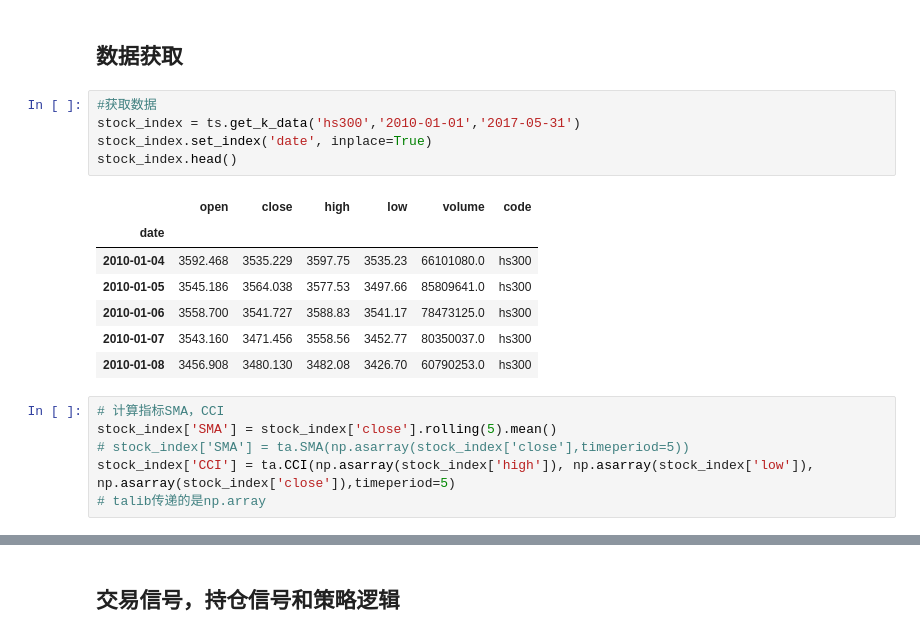
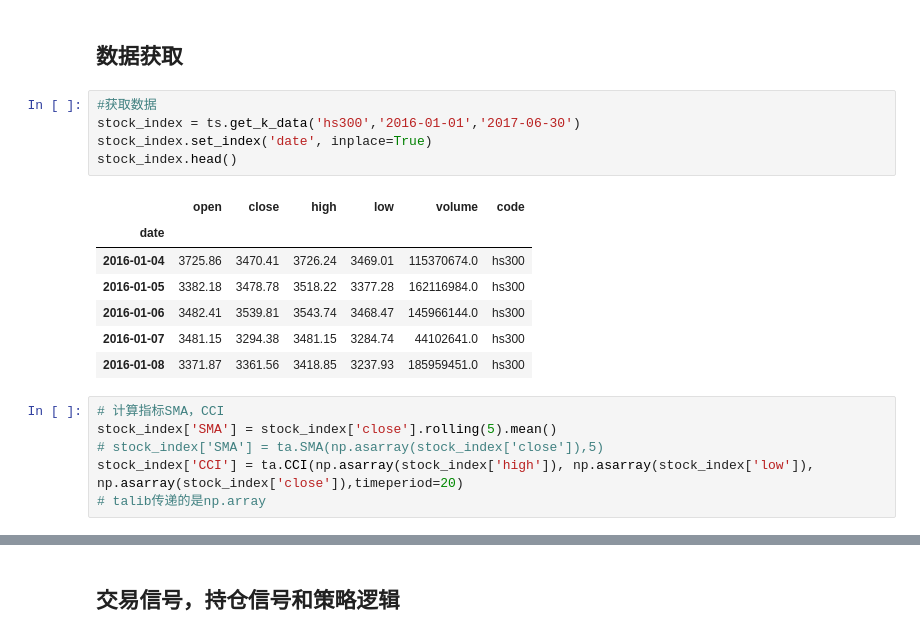
Before and after one commit to cadetnicolas/python-for-AQF, a Jupyter notebook: python -- SMA&CCI双指标策略.ipynb, the cells around one changed output, grey strips where cells are left out. Cells and saved outputs as stored; diff of their text form.

```diff
--- a/python -- SMA&CCI双指标策略.ipynb
+++ b/python -- SMA&CCI双指标策略.ipynb
@@ -24,22 +24,22 @@ sns.set()
 ## 数据获取
 # %%
 #获取数据
-stock_index = ts.get_k_data('hs300','2010-01-01','2017-05-31')
+stock_index = ts.get_k_data('hs300','2016-01-01','2017-06-30')
 stock_index.set_index('date', inplace=True)
 stock_index.head()
 # %% [output]
 |  | open | close | high | low | volume | code |
 | date |  |  |  |  |  |  |
-| 2010-01-04 | 3592.468 | 3535.229 | 3597.75 | 3535.23 | 66101080.0 | hs300 |
-| 2010-01-05 | 3545.186 | 3564.038 | 3577.53 | 3497.66 | 85809641.0 | hs300 |
-| 2010-01-06 | 3558.700 | 3541.727 | 3588.83 | 3541.17 | 78473125.0 | hs300 |
-| 2010-01-07 | 3543.160 | 3471.456 | 3558.56 | 3452.77 | 80350037.0 | hs300 |
-| 2010-01-08 | 3456.908 | 3480.130 | 3482.08 | 3426.70 | 60790253.0 | hs300 |
+| 2016-01-04 | 3725.86 | 3470.41 | 3726.24 | 3469.01 | 115370674.0 | hs300 |
+| 2016-01-05 | 3382.18 | 3478.78 | 3518.22 | 3377.28 | 162116984.0 | hs300 |
+| 2016-01-06 | 3482.41 | 3539.81 | 3543.74 | 3468.47 | 145966144.0 | hs300 |
+| 2016-01-07 | 3481.15 | 3294.38 | 3481.15 | 3284.74 | 44102641.0 | hs300 |
+| 2016-01-08 | 3371.87 | 3361.56 | 3418.85 | 3237.93 | 185959451.0 | hs300 |
 # %%
 # 计算指标SMA，CCI
 stock_index['SMA'] = stock_index['close'].rolling(5).mean()
-# stock_index['SMA'] = ta.SMA(np.asarray(stock_index['close'],timeperiod=5))
-stock_index['CCI'] = ta.CCI(np.asarray(stock_index['high']), np.asarray(stock_index['low']), np.asarray(stock_index['close']),timeperiod=5)
+# stock_index['SMA'] = ta.SMA(np.asarray(stock_index['close']),5)
+stock_index['CCI'] = ta.CCI(np.asarray(stock_index['high']), np.asarray(stock_index['low']), np.asarray(stock_index['close']),timeperiod=20)
 # talib传递的是np.array
 # %%
 plt.subplot(2,1,1)
```
Also changed, not shown: parts of 4 cells of this notebook.
